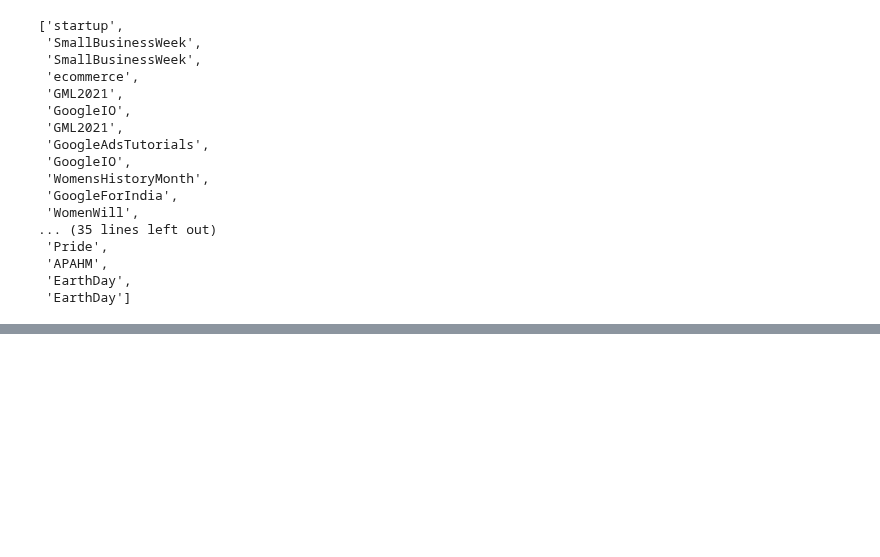
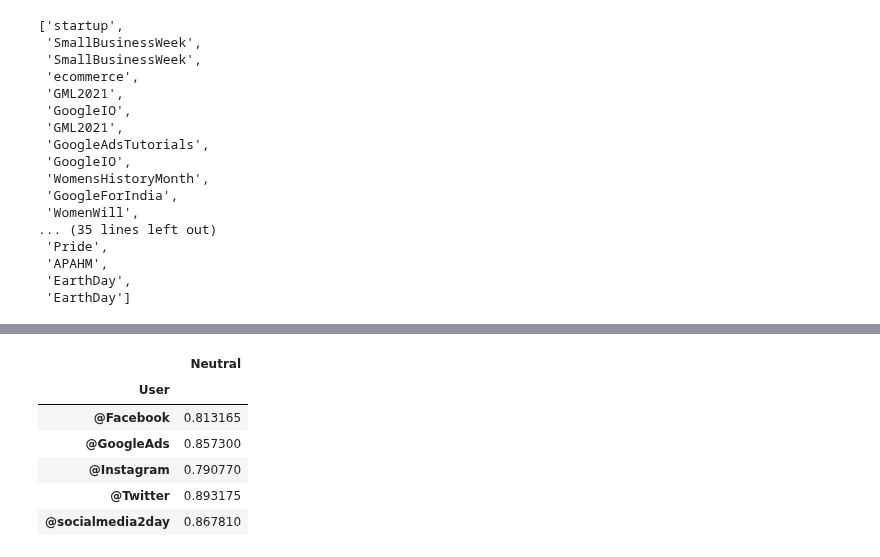
Before and after one commit to isaacm13/Twitter-Project, a Jupyter notebook: Part_1_Specific_Twitter_Analysis/Trending Topic of Specific Set Twitter Users.ipynb, the cells around one changed output, grey strips where cells are left out. Saved outputs shown, nothing was run; the diff lists cells and outputs as text; code cells hidden in the pictures; blank space fills up the shorter version.

```diff
--- a/Part_1_Specific_Twitter_Analysis/Trending Topic of Specific Set Twitter Users.ipynb
+++ b/Part_1_Specific_Twitter_Analysis/Trending Topic of Specific Set Twitter Users.ipynb
@@ -350,0 +358,12 @@ neg_score_table
+# %%
+#Collect the negative values for each news source
+neu_score_table = df.pivot_table(index='User',  values="Neutral", aggfunc = np.mean)
+neu_score_table
+# %% [output]
+|  | Neutral |
+| User |  |
+| @Facebook | 0.813165 |
+| @GoogleAds | 0.857300 |
+| @Instagram | 0.790770 |
+| @Twitter | 0.893175 |
+| @socialmedia2day | 0.867810 |
```
Also changed, not shown: parts of 12 cells of this notebook, 1 other file.
